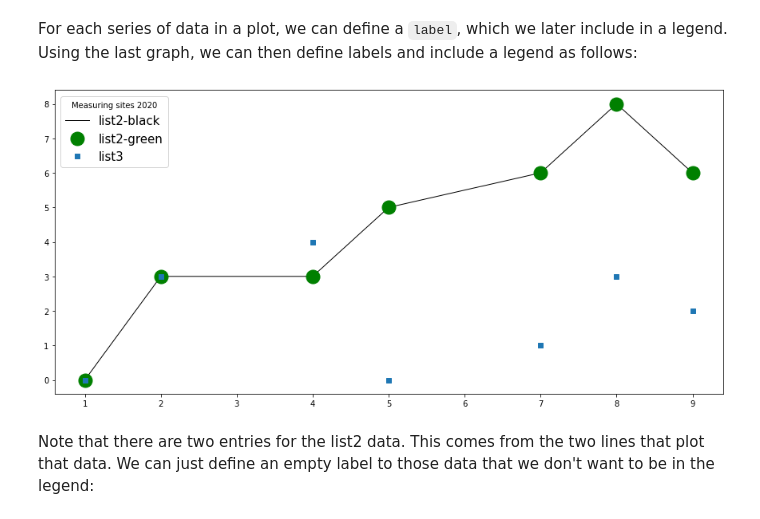
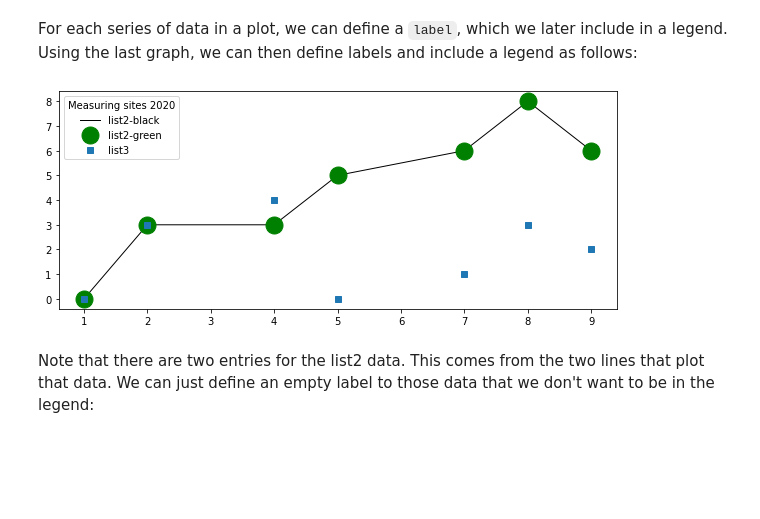
Before and after one commit to lskl/FIT_python_data, a Jupyter notebook: 5_matplotlib.ipynb, the cells around one changed output. Drawn from its saved outputs; the diff is of its cells as text; code cells hidden in the pictures; blank space fills up the shorter version.

```diff
--- a/5_matplotlib.ipynb
+++ b/5_matplotlib.ipynb
@@ -265,22 +271,22 @@ For each series of data in a plot, we can define a `label`, which we later inclu
 # %%
 #---------------------------------------------------------------------
 # Part 1: Create a figure and axis using plt.subplots
-fig, ax = plt.subplots( figsize=(15,7) )
+fig, ax = plt.subplots( figsize=(10,4) )
 #---------------------------------------------------------------------
 
 # Part 2: Plot, modify, plot again, include text, etc.
 ax.plot( list1, list2, linewidth=1, color='black', label='list2-black' )
 ax.plot( list1, list2, linewidth=0, marker='o', markersize=17, color='green', label='list2-green' )
 ax.plot( list1, list3, linewidth=0, marker='s', label='list3' )
 
-ax.legend( loc='best', title="Measuring sites 2020", fontsize=15 ) # Takes the 'labels' from each data series and displays a legend
+ax.legend( loc='best', title="Measuring sites 2020", fontsize=10 ) # Takes the 'labels' from each data series and displays a legend
 #---------------------------------------------------------------------
 # Part 3: Show, save to file, and close
 plt.show( fig )
 plt.close( fig )
 #---------------------------------------------------------------------
 # %% [output]
-[figure, old version]
+[figure, new version]
 # %% [markdown]
 Note that there are two entries for the list2 data. This comes from the two lines that plot that data. We can just define an empty label to those data that we don't want to be in the legend:
 # %%
```
Also changed, not shown: parts of 32 cells of this notebook, 5 other files.
